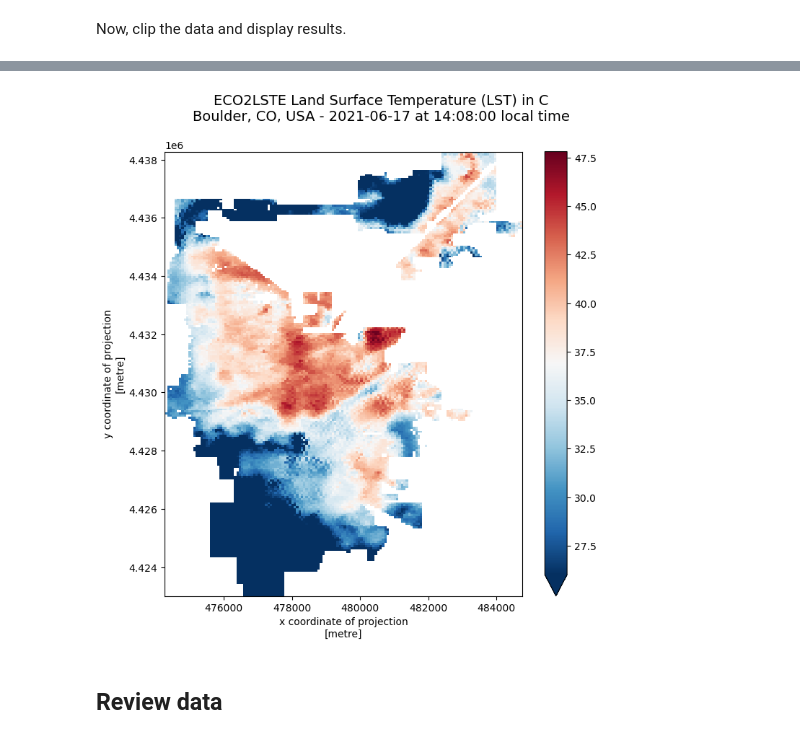
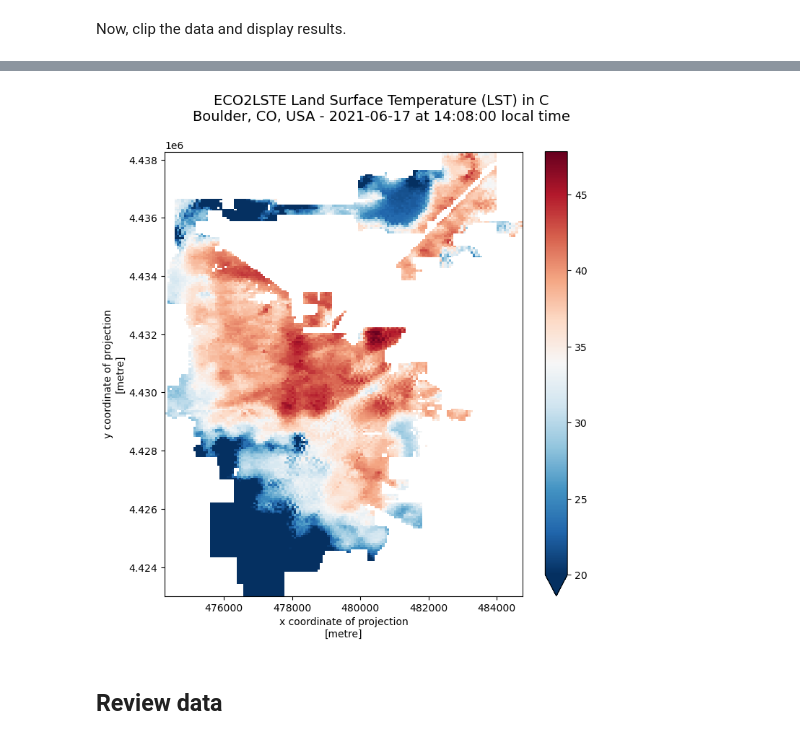
Before and after one commit to paulaeperez/ea-uhi-final-project, a Jupyter notebook: uhi-ecostress-download.ipynb, the cells around one changed output, grey strips where cells are left out. Drawn from its saved outputs; the diff is of its cells as text; code cells hidden in the pictures.

```diff
--- a/uhi-ecostress-download.ipynb
+++ b/uhi-ecostress-download.ipynb
@@ -477,19 +479,19 @@ Plot Boulder LST now limited to official Boulder boundary only.
 # %%
 lste_clipped = example_geo.rio.clip(
     boulder_limits_gdf.geometry.apply(mapping),
     boulder_limits_gdf.crs) - 273.15
 
 title = 'ECO2LSTE Land Surface Temperature'
 fig, ax = plt.subplots(figsize=(8, 8))
 fig.suptitle(
     f'{title} (LST) in C\n' +
     f'Boulder, CO, USA - {date} at {local_overpass} local time', fontsize=14
 )
-lste_clipped.plot(cmap='RdBu_r', vmin=26, vmax=np.max(lste_clipped[0]).item())
+lste_clipped.plot(cmap='RdBu_r', vmin=20, vmax=np.max(lste_clipped[0]).item())
 ax.set_title('')
 plt.show()
 # %% [output]
-[figure, old version]
+[figure, new version]
 # %% [markdown]
 ## Review data
 # %% [markdown]
```
Also changed, not shown: parts of 10 cells of this notebook, 1 other file.
